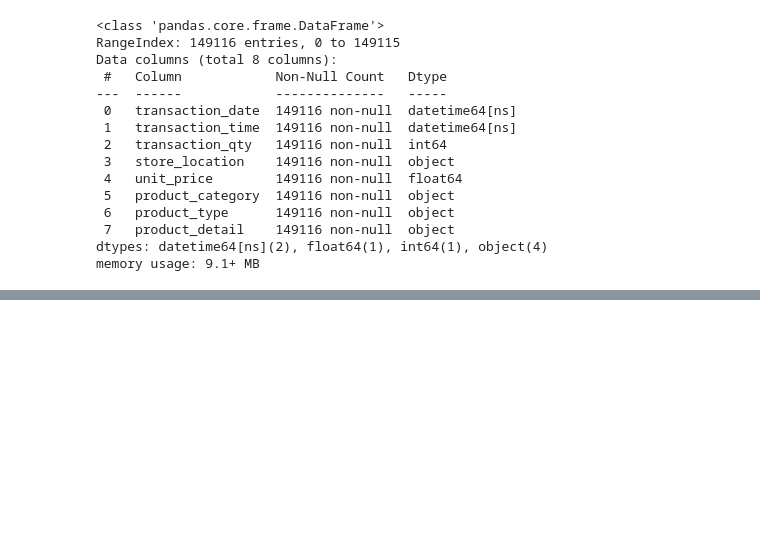
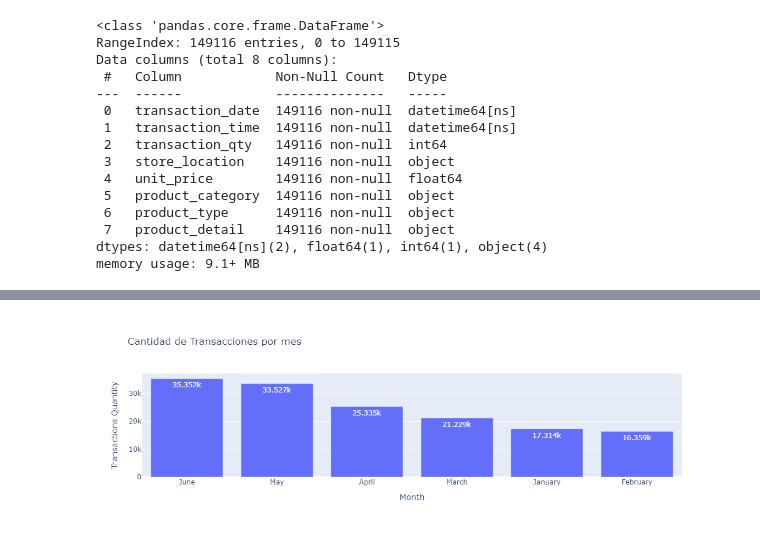
Before and after one commit to Erick0407/proyecto_final_py, a Jupyter notebook: Notebooks/03_Analisis_visualizaciones.ipynb, the cells around one changed output, grey strips where cells are left out. Cells and saved outputs as stored; diff of their text form; code cells hidden in the pictures; blank space fills up the shorter version.

Commit message:
Análisis univariado y visualizaciones

```diff
--- a/Notebooks/03_Analisis_visualizaciones.ipynb
+++ b/Notebooks/03_Analisis_visualizaciones.ipynb
@@ -142,0 +181,4 @@ df.head()
+# %%
+# Revisamos las transacciones totales por mes
+month_qty = df["month"].value_counts()
+month_qty
@@ -142,0 +194,11 @@ df.head()
+# %%
+# Configuración gráfico
+fig = px.bar(x=month_qty.index, y=month_qty.values,
+             labels={'x': 'Month', 'y': 'Transactions Quantity'},
+             title='Cantidad de Transacciones por mes',
+             text_auto=True)
+
+# Mostrar el gráfico
+fig.show()
+# %% [output]
+[figure, added]
```
Also changed, not shown: parts of 38 cells of this notebook.
